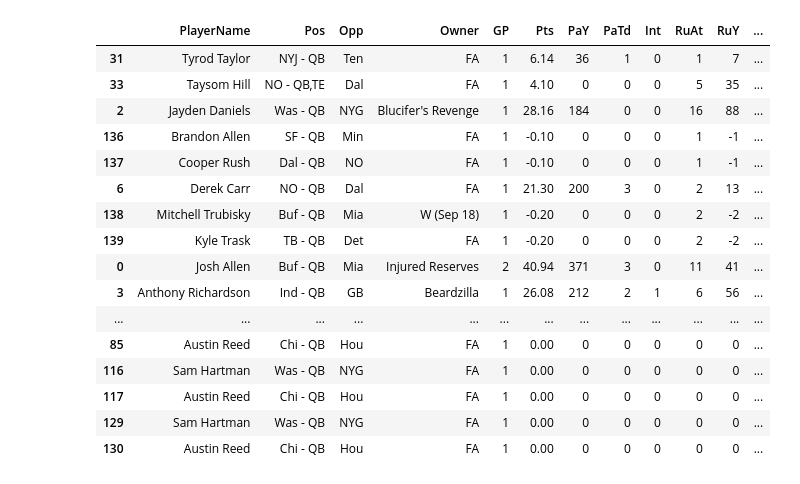
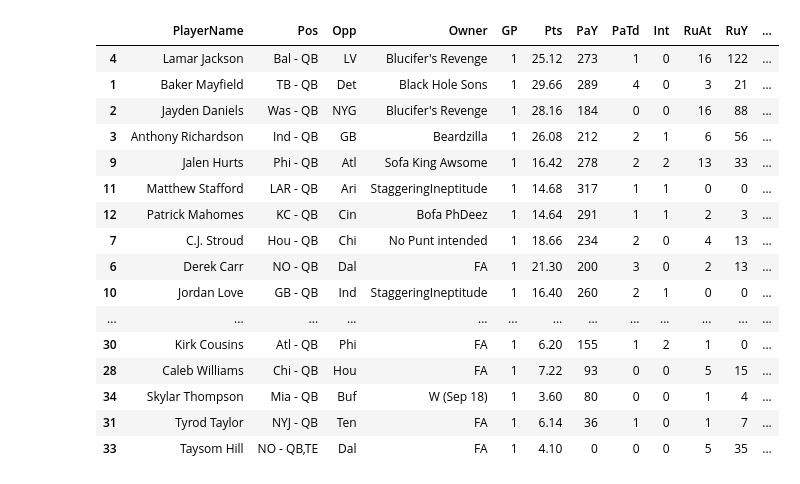
Before and after one commit to mattaschmann/ffanalyze, a Jupyter notebook: notebooks/ffstats.ipynb, the cells around one changed output. Saved outputs shown, nothing was run; the diff lists cells and outputs as text; code cells hidden in the pictures.

```diff
--- a/notebooks/ffstats.ipynb
+++ b/notebooks/ffstats.ipynb
@@ -1,27 +1,28 @@
 # %%
 import sys
 import pandas as pd
 
 sys.path.append('../src/')
 
 from ffanalyze import qb_stats
 
-display(qb_stats.style_sheet('../data/QBs.json'))
+sheet = qb_stats.sheet('../data/QBs.json').sort_values(by='Zval', ascending=False)
+qb_stats.style_sheet(sheet)
 # %% [output]
 |  | PlayerName | Pos | Opp | Owner | GP | Pts | PaY | PaTd | Int | RuAt | RuY | ... |
+| 4 | Lamar Jackson | Bal - QB | LV | Blucifer's Revenge | 1 | 25.12 | 273 | 1 | 0 | 16 | 122 | ... |
+| 1 | Baker Mayfield | TB - QB | Det | Black Hole Sons | 1 | 29.66 | 289 | 4 | 0 | 3 | 21 | ... |
+| 2 | Jayden Daniels | Was - QB | NYG | Blucifer's Revenge | 1 | 28.16 | 184 | 0 | 0 | 16 | 88 | ... |
+| 3 | Anthony Richardson | Ind - QB | GB | Beardzilla | 1 | 26.08 | 212 | 2 | 1 | 6 | 56 | ... |
+| 9 | Jalen Hurts | Phi - QB | Atl | Sofa King Awsome | 1 | 16.42 | 278 | 2 | 2 | 13 | 33 | ... |
+| 11 | Matthew Stafford | LAR - QB | Ari | StaggeringIneptitude | 1 | 14.68 | 317 | 1 | 1 | 0 | 0 | ... |
+| 12 | Patrick Mahomes | KC - QB | Cin | Bofa PhDeez | 1 | 14.64 | 291 | 1 | 1 | 2 | 3 | ... |
+| 7 | C.J. Stroud | Hou - QB | Chi | No Punt intended | 1 | 18.66 | 234 | 2 | 0 | 4 | 13 | ... |
+| 6 | Derek Carr | NO - QB | Dal | FA | 1 | 21.30 | 200 | 3 | 0 | 2 | 13 | ... |
+| 10 | Jordan Love | GB - QB | Ind | StaggeringIneptitude | 1 | 16.40 | 260 | 2 | 1 | 0 | 0 | ... |
+| ... | ... | ... | ... | ... | ... | ... | ... | ... | ... | ... | ... | ... |
+| 30 | Kirk Cousins | Atl - QB | Phi | FA | 1 | 6.20 | 155 | 1 | 2 | 1 | 0 | ... |
+| 28 | Caleb Williams | Chi - QB | Hou | FA | 1 | 7.22 | 93 | 0 | 0 | 5 | 15 | ... |
+| 34 | Skylar Thompson | Mia - QB | Buf | W (Sep 18) | 1 | 3.60 | 80 | 0 | 0 | 1 | 4 | ... |
 | 31 | Tyrod Taylor | NYJ - QB | Ten | FA | 1 | 6.14 | 36 | 1 | 0 | 1 | 7 | ... |
 | 33 | Taysom Hill | NO - QB,TE | Dal | FA | 1 | 4.10 | 0 | 0 | 0 | 5 | 35 | ... |
-| 2 | Jayden Daniels | Was - QB | NYG | Blucifer's Revenge | 1 | 28.16 | 184 | 0 | 0 | 16 | 88 | ... |
-| 136 | Brandon Allen | SF - QB | Min | FA | 1 | -0.10 | 0 | 0 | 0 | 1 | -1 | ... |
-| 137 | Cooper Rush | Dal - QB | NO | FA | 1 | -0.10 | 0 | 0 | 0 | 1 | -1 | ... |
-| 6 | Derek Carr | NO - QB | Dal | FA | 1 | 21.30 | 200 | 3 | 0 | 2 | 13 | ... |
-| 138 | Mitchell Trubisky | Buf - QB | Mia | W (Sep 18) | 1 | -0.20 | 0 | 0 | 0 | 2 | -2 | ... |
-| 139 | Kyle Trask | TB - QB | Det | FA | 1 | -0.20 | 0 | 0 | 0 | 2 | -2 | ... |
-| 0 | Josh Allen | Buf - QB | Mia | Injured Reserves | 2 | 40.94 | 371 | 3 | 0 | 11 | 41 | ... |
-| 3 | Anthony Richardson | Ind - QB | GB | Beardzilla | 1 | 26.08 | 212 | 2 | 1 | 6 | 56 | ... |
-| ... | ... | ... | ... | ... | ... | ... | ... | ... | ... | ... | ... | ... |
-| 85 | Austin Reed | Chi - QB | Hou | FA | 1 | 0.00 | 0 | 0 | 0 | 0 | 0 | ... |
-| 116 | Sam Hartman | Was - QB | NYG | FA | 1 | 0.00 | 0 | 0 | 0 | 0 | 0 | ... |
-| 117 | Austin Reed | Chi - QB | Hou | FA | 1 | 0.00 | 0 | 0 | 0 | 0 | 0 | ... |
-| 129 | Sam Hartman | Was - QB | NYG | FA | 1 | 0.00 | 0 | 0 | 0 | 0 | 0 | ... |
-| 130 | Austin Reed | Chi - QB | Hou | FA | 1 | 0.00 | 0 | 0 | 0 | 0 | 0 | ... |
```
Also changed, not shown: 4 other files.
